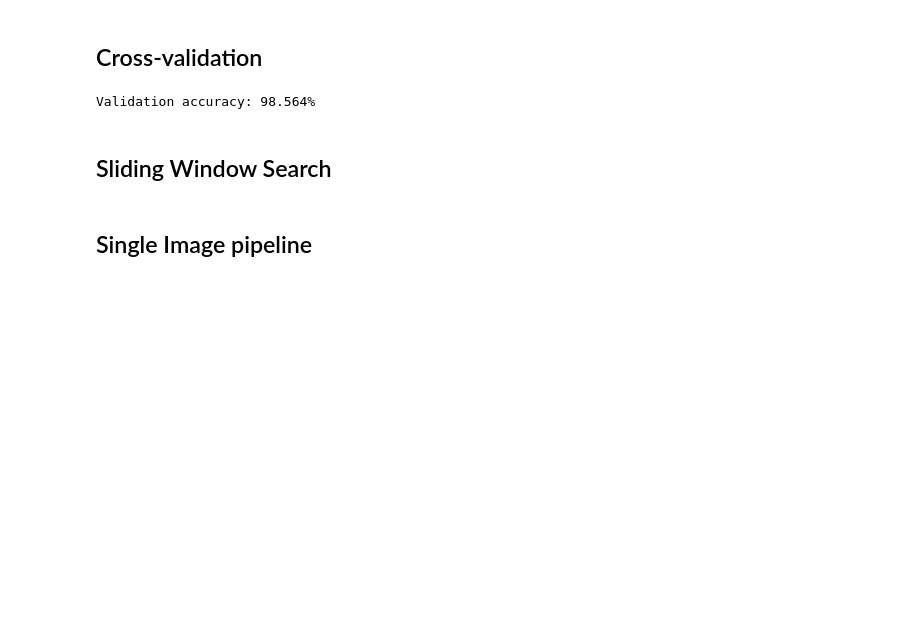
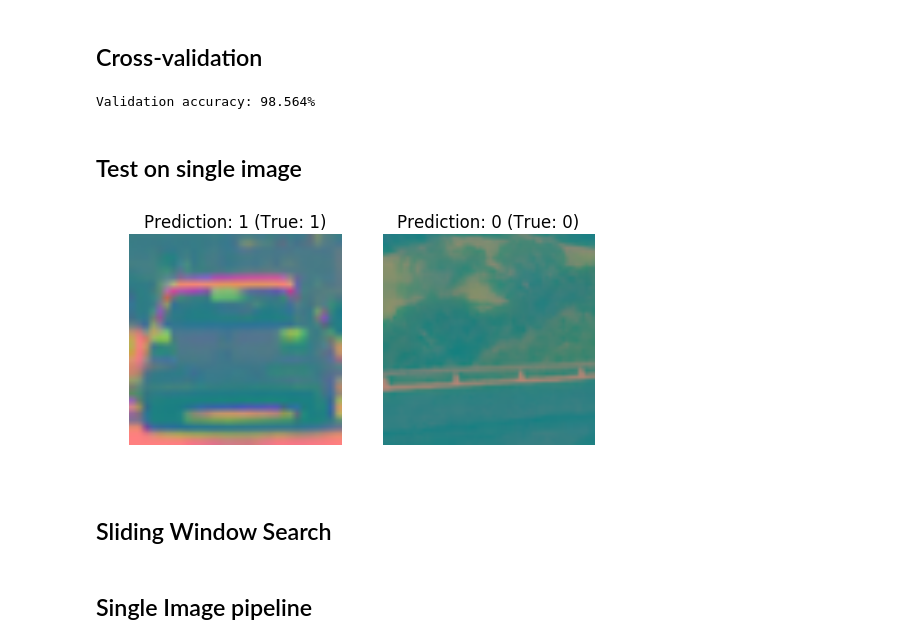
Before and after one commit to carlosgalvezp/Udacity-Self-Driving-Car-Nanodegree, a Jupyter notebook: term1/projects/p5-vehicle-detection/p5-vehicle-detection.ipynb, the cells around one changed output. Drawn from its saved outputs; the diff is of its cells as text; code cells hidden in the pictures; blank space fills up the shorter version.

Commit message:
Verify predictions on test image

```diff
--- a/term1/projects/p5-vehicle-detection/p5-vehicle-detection.ipynb
+++ b/term1/projects/p5-vehicle-detection/p5-vehicle-detection.ipynb
@@ -85,6 +85,12 @@ File non-vehicles.zip already unpacked!
 # %%
 def get_img_shape():
     return (64, 64, 3)
+
+def get_vehicle_label():
+    return 1
+
+def get_non_vehicle_label():
+    return 0
 
 def load_dataset(class_base_folder, class_id):
     # Get filenames recursively
@@ -104,8 +110,8 @@ def load_dataset(class_base_folder, class_id):
     return X, y
 
 print('Loading datasets...')
-Img_v, y_v = load_dataset('vehicles', 1)
-Img_nv, y_nv = load_dataset('non-vehicles', 0)
+Img_v, y_v = load_dataset('vehicles', get_vehicle_label())
+Img_nv, y_nv = load_dataset('non-vehicles', get_non_vehicle_label())
 print('Done...')
 # %% [output]
 Loading datasets...
@@ -142,14 +148,15 @@ save_plt_img(fig_handle=h, fname='vehicle_non_vehicle')
 ## Data preprocessing
 # %%
 def rgb_to_ycrcb(Img):
+    Img_out = np.copy(Img)
     for i in range(Img.shape[0]):
-        Img[i] = cv2.cvtColor(Img[i], cv2.COLOR_RGB2YCrCb)
+        Img_out[i] = cv2.cvtColor(Img[i], cv2.COLOR_RGB2YCrCb)
 
-    return Img
+    return Img_out
 
-Img_v = rgb_to_ycrcb(Img_v)
-Img_nv = rgb_to_ycrcb(Img_nv)
-Img = rgb_to_ycrcb(Img)
+Img_v_pp = rgb_to_ycrcb(Img_v)
+Img_nv_pp = rgb_to_ycrcb(Img_nv)
+Img_pp = rgb_to_ycrcb(Img)
 # %% [markdown]
 ## HOG feature extraction
 # %%
@@ -241,7 +248,7 @@ features_file = 'features.pickle'
 
 if not os.path.exists(features_file):
     print('Computing HOG features for the entire dataset...')
-    X = get_hog_features_batch(Img)
+    X = get_hog_features_batch(Img_pp)
     print('Saving features into ' + features_file + '...')
     pickle.dump(X, open(features_file, 'wb'))
     print('Done')
@@ -320,6 +326,26 @@ def compute_validation_accuracy(classifier, X_val, y_val):
 print('Validation accuracy: %.3f%%' % (100. * compute_validation_accuracy(classifier, X_val, y_val)))
 # %% [output]
 Validation accuracy: 98.564%
+# %% [markdown]
+## Test on single image
+# %%
+img_v_test = Img_v[np.random.randint(Img_v.shape[0])]
+y_v_predicted = classifier.predict(normalize_features(get_hog_features(img_v_test)))
+
+img_nv_test = Img_nv[np.random.randint(Img_nv.shape[0])]
+y_nv_predicted = classifier.predict(normalize_features(get_hog_features(img_nv_test)))
+
+h = plt.figure();
+plt.subplot(1,2,1);
+plt.imshow(img_v_test);
+plt.title('Prediction: %d (True: %d)' % (y_v_predicted, get_vehicle_label()));
+plt.axis('off');
+plt.subplot(1,2,2);
+plt.imshow(img_nv_test);
+plt.title('Prediction: %d (True: %d)' % (y_nv_predicted, get_non_vehicle_label()));
+plt.axis('off');
+# %% [output]
+[figure, added]
 # %% [markdown]
 ## Sliding Window Search
 # %%
```
Also changed, not shown: parts of 2 cells of this notebook.
